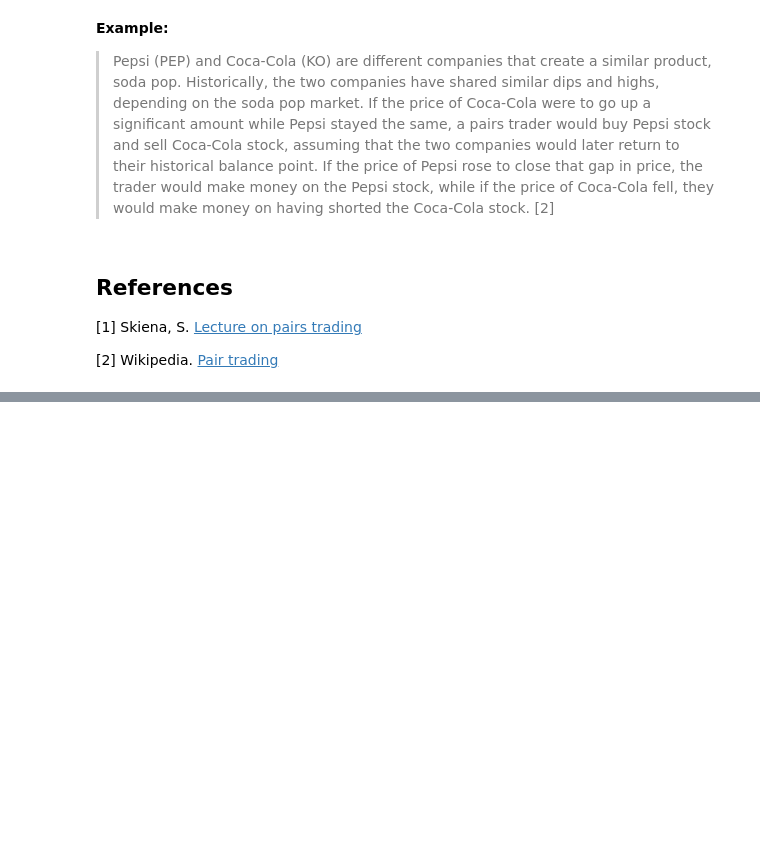
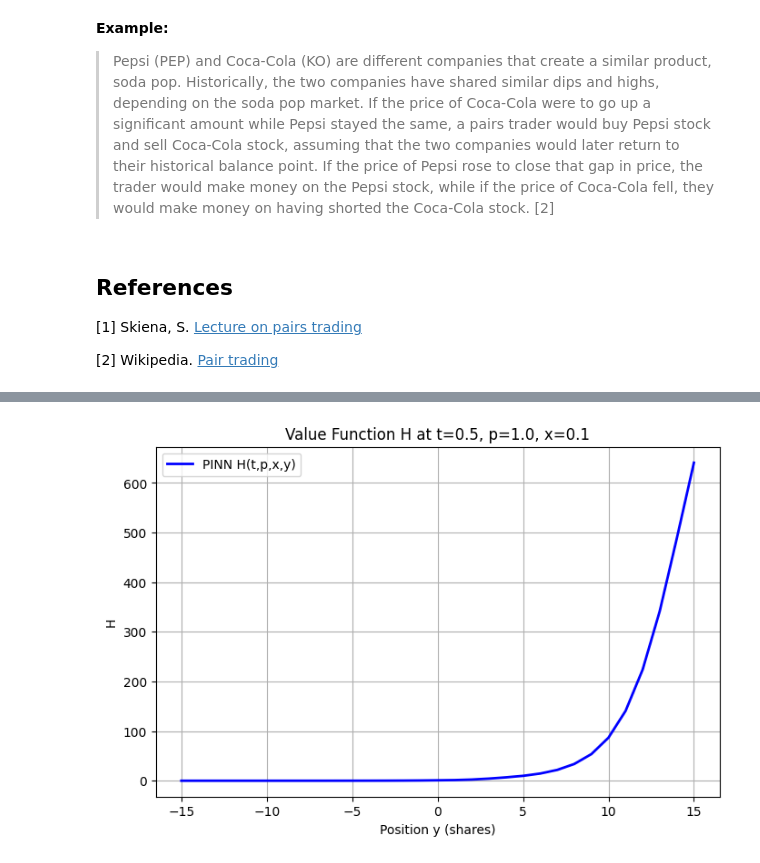
Before and after one commit to jujopo/ams-516, a Jupyter notebook: project/notebooks/00_introduction.ipynb, the cells around one changed output, grey strips where cells are left out. Saved outputs shown, nothing was run; the diff lists cells and outputs as text; code cells hidden in the pictures; blank space fills up the shorter version.

```diff
--- a/project/notebooks/00_introduction.ipynb
+++ b/project/notebooks/00_introduction.ipynb
@@ -285,0 +764,26 @@ KeyboardInterrupt:
+# %%
+# Example: H vs y at fixed t=0.5, p=1.0, x=0.1
+y_vec = np.arange(-15, 16)
+t_fix = 0.5
+p_fix = 1.0
+x_fix = 0.1
+
+T = torch.full((len(y_vec),), t_fix, dtype=torch.float64, device=device)
+P = torch.full((len(y_vec),), p_fix, dtype=torch.float64, device=device)
+X = torch.full((len(y_vec),), x_fix, dtype=torch.float64, device=device)
+Y = torch.tensor(y_vec, dtype=torch.float64, device=device)
+
+with torch.no_grad():
+    u = net_u(T, P, X, Y)
+    H = torch.exp(u).cpu().numpy()
+
+plt.figure(figsize=(8,5))
+plt.plot(y_vec, H, 'b-', linewidth=2, label='PINN H(t,p,x,y)')
+plt.xlabel('Position y (shares)')
+plt.ylabel('H')
+plt.title(f'Value Function H at t={t_fix}, p={p_fix}, x={x_fix}')
+plt.legend()
+plt.grid(True)
+plt.show()
+# %% [output]
+[figure, added]
```
Also changed, not shown: parts of 9 cells of this notebook, 1 other file.
